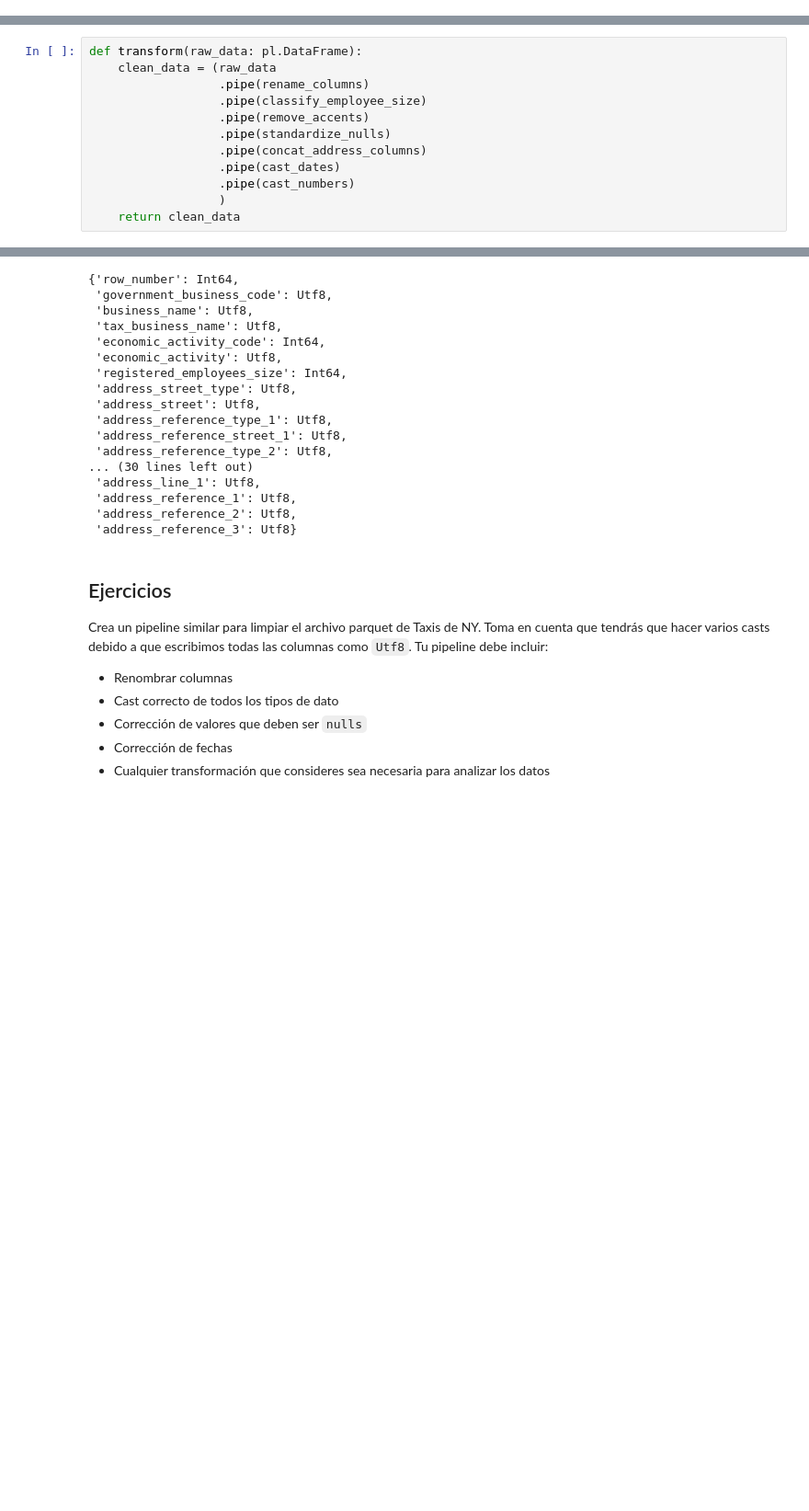
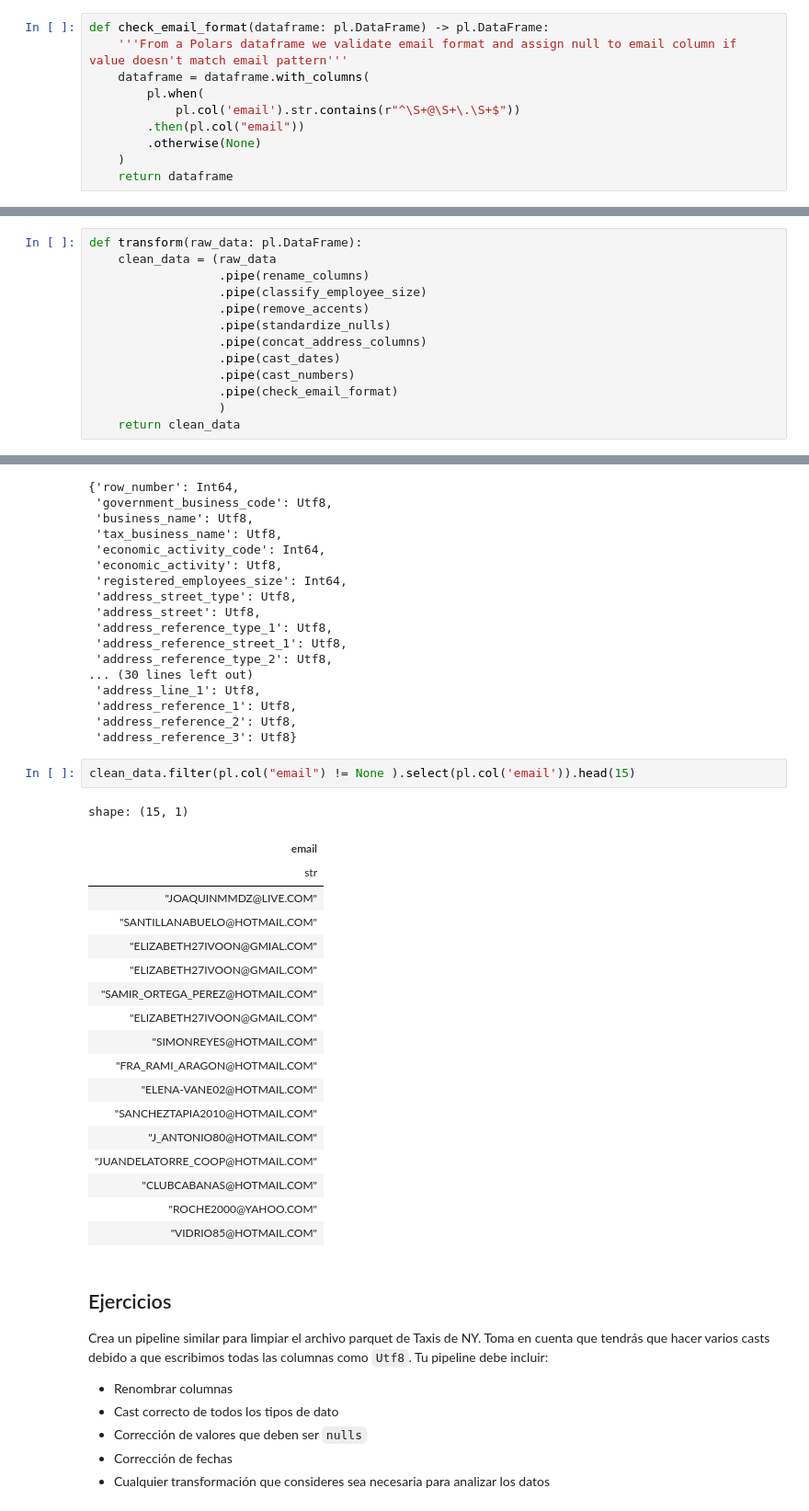
Before and after one commit to gmbmx/zophia-polars, a Jupyter notebook: notebooks/03_polars_transform.ipynb, the cells around one changed output, grey strips where cells are left out. Shown: that part at 92% size. Cells and saved outputs as stored; diff of their text form; blank space fills up the shorter version.

Commit message:
added email validation example

```diff
--- a/notebooks/03_polars_transform.ipynb
+++ b/notebooks/03_polars_transform.ipynb
@@ -643,3 +646,13 @@ def cast_numbers(dataframe: pl.DataFrame) -> pl.DataFrame:
+# %%
+def check_email_format(dataframe: pl.DataFrame) -> pl.DataFrame:
+    '''From a Polars dataframe we validate email format and assign null to email column if value doesn't match email pattern'''
+    dataframe = dataframe.with_columns(
+        pl.when(
+            pl.col('email').str.contains(r"^\S+@\S+\.\S+$"))
+        .then(pl.col("email"))
+        .otherwise(None)
+    )
+    return dataframe
 # %% [markdown]
 Finalmente, creamos una función que aplicará todas las transformaciones en un pipeline mediante `pipe` 🧰
 # %%
@@ -652,6 +665,7 @@ def transform(raw_data: pl.DataFrame):
                   .pipe(concat_address_columns)
                   .pipe(cast_dates)
                   .pipe(cast_numbers)
+                  .pipe(check_email_format)
                   )
     return clean_data
 # %%
@@ -696,6 +710,27 @@ clean_data.schema
  'address_reference_1': Utf8,
  'address_reference_2': Utf8,
  'address_reference_3': Utf8}
+# %%
+clean_data.filter(pl.col("email") != None ).select(pl.col('email')).head(15)
+# %% [output]
+shape: (15, 1)
+| email |
+| str |
+| "JOAQUINMMDZ@LIVE.COM" |
+| "SANTILLANABUELO@HOTMAIL.COM" |
+| "ELIZABETH27IVOON@GMIAL.COM" |
+| "ELIZABETH27IVOON@GMAIL.COM" |
+| "SAMIR_ORTEGA_PEREZ@HOTMAIL.COM" |
+| "ELIZABETH27IVOON@GMAIL.COM" |
+| "SIMONREYES@HOTMAIL.COM" |
+| "FRA_RAMI_ARAGON@HOTMAIL.COM" |
+| "ELENA-VANE02@HOTMAIL.COM" |
+| "SANCHEZTAPIA2010@HOTMAIL.COM" |
+| "J_ANTONIO80@HOTMAIL.COM" |
+| "JUANDELATORRE_COOP@HOTMAIL.COM" |
+| "CLUBCABANAS@HOTMAIL.COM" |
+| "ROCHE2000@YAHOO.COM" |
+| "VIDRIO85@HOTMAIL.COM" |
 # %% [markdown]
 ## Ejercicios
 
```
Also changed, not shown: parts of 4 cells of this notebook.
